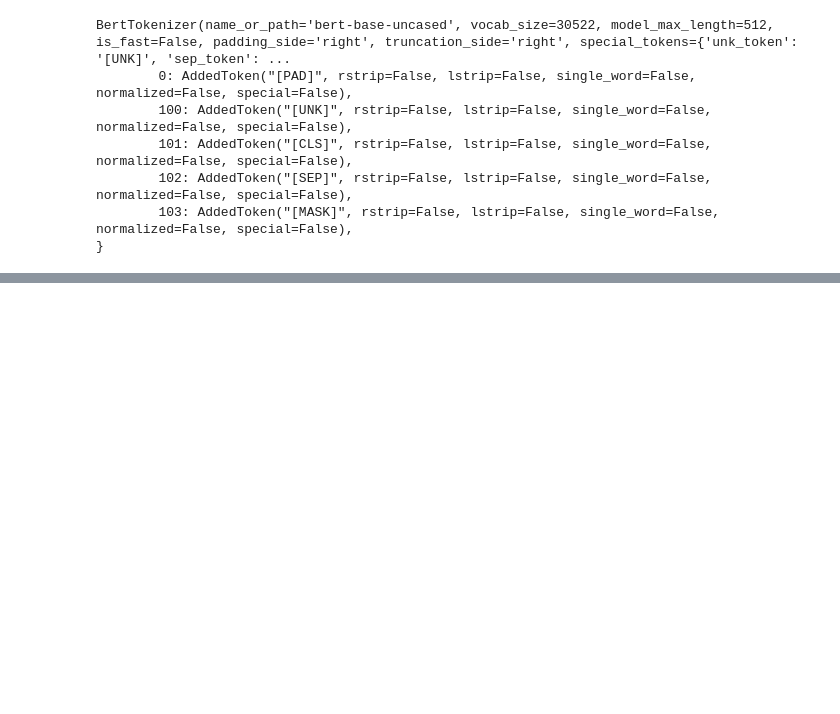
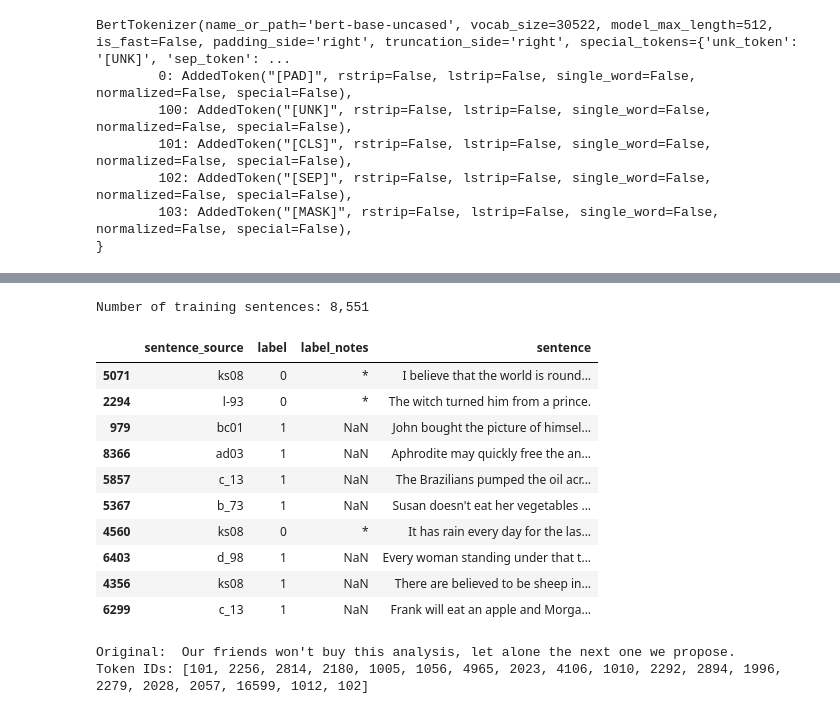
Before and after one commit to 11291996/bert-multiprocessing, a Jupyter notebook: debug.ipynb, the cells around one changed output, grey strips where cells are left out. Cells and saved outputs as stored; diff of their text form; code cells hidden in the pictures; blank space fills up the shorter version.

```diff
--- a/debug.ipynb
+++ b/debug.ipynb
@@ -71,0 +100,58 @@ Archive:  /scratch/paneah/cola_public_1.1.zip
+# %%
+import pandas as pd
+
+#loading dataset with pandas
+df = pd.read_csv("/scratch/paneah/cola_public/raw/in_domain_train.tsv", \
+                 delimiter='\t', header=None, names=['sentence_source', 'label', 'label_notes', 'sentence'])
+#printing number of sentences
+print('Number of training sentences: {:,}\n'.format(df.shape[0]))
+#display random 10 rows
+df.sample(10)
+# %% [output]
+Number of training sentences: 8,551
+|  | sentence_source | label | label_notes | sentence |
+| 5071 | ks08 | 0 | * | I believe that the world is round... |
+| 2294 | l-93 | 0 | * | The witch turned him from a prince. |
+| 979 | bc01 | 1 | NaN | John bought the picture of himsel... |
+| 8366 | ad03 | 1 | NaN | Aphrodite may quickly free the an... |
+| 5857 | c_13 | 1 | NaN | The Brazilians pumped the oil acr... |
+| 5367 | b_73 | 1 | NaN | Susan doesn't eat her vegetables ... |
+| 4560 | ks08 | 0 | * | It has rain every day for the las... |
+| 6403 | d_98 | 1 | NaN | Every woman standing under that t... |
+| 4356 | ks08 | 1 | NaN | There are believed to be sheep in... |
+| 6299 | c_13 | 1 | NaN | Frank will eat an apple and Morga... |
+# %%
+# Get the lists of sentences and their labels.
+sentences = df.sentence.values
+labels = df.label.values
+
+# Tokenize all of the sentences and map the tokens to thier word IDs.
+input_ids = []
+
+# For every sentence...
+for sent in sentences:
+    # `encode` will:
+    #   (1) Tokenize the sentence.
+    #   (2) Prepend the `[CLS]` token to the start.
+    #   (3) Append the `[SEP]` token to the end.
+    #   (4) Map tokens to their IDs.
+    encoded_sent = tokenizer.encode(
+                        sent,                      # Sentence to encode.
+                        add_special_tokens = True, # Add '[CLS]' and '[SEP]'
+
+                        # This function also supports truncation and conversion
+                        # to pytorch tensors, but we need to do padding, so we
+                        # can't use these features :( .
+                        #max_length = 128,          # Truncate all sentences.
+                        #return_tensors = 'pt',     # Return pytorch tensors.
+                   )
+
+    # Add the encoded sentence to the list.
+    input_ids.append(encoded_sent)
+
+# Print sentence 0, now as a list of IDs.
+print('Original: ', sentences[0])
+print('Token IDs:', input_ids[0])
+# %% [output]
+Original:  Our friends won't buy this analysis, let alone the next one we propose.
+Token IDs: [101, 2256, 2814, 2180, 1005, 1056, 4965, 2023, 4106, 1010, 2292, 2894, 1996, 2279, 2028, 2057, 16599, 1012, 102]
```
Also changed, not shown: parts of 13 cells of this notebook.
